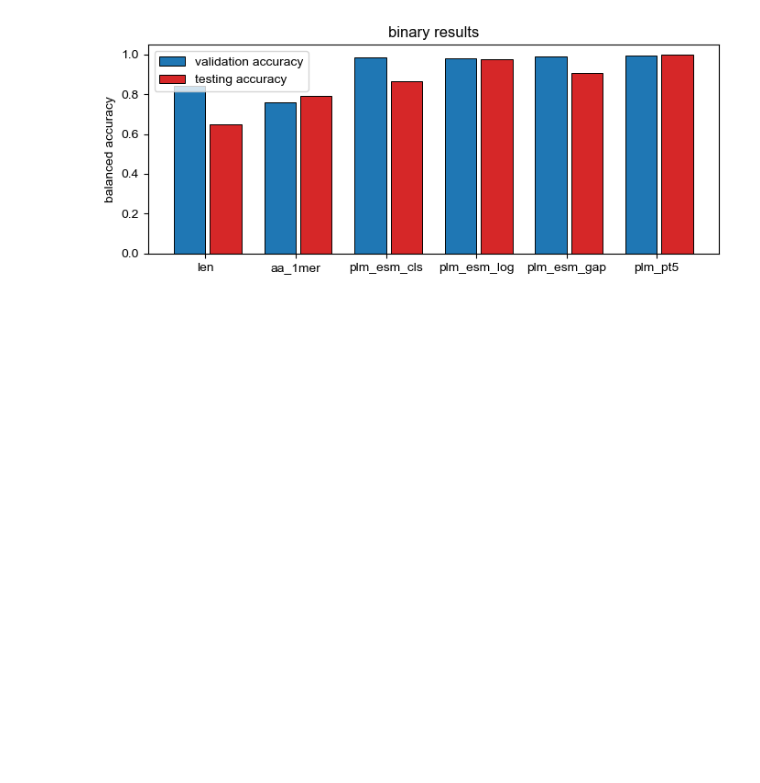
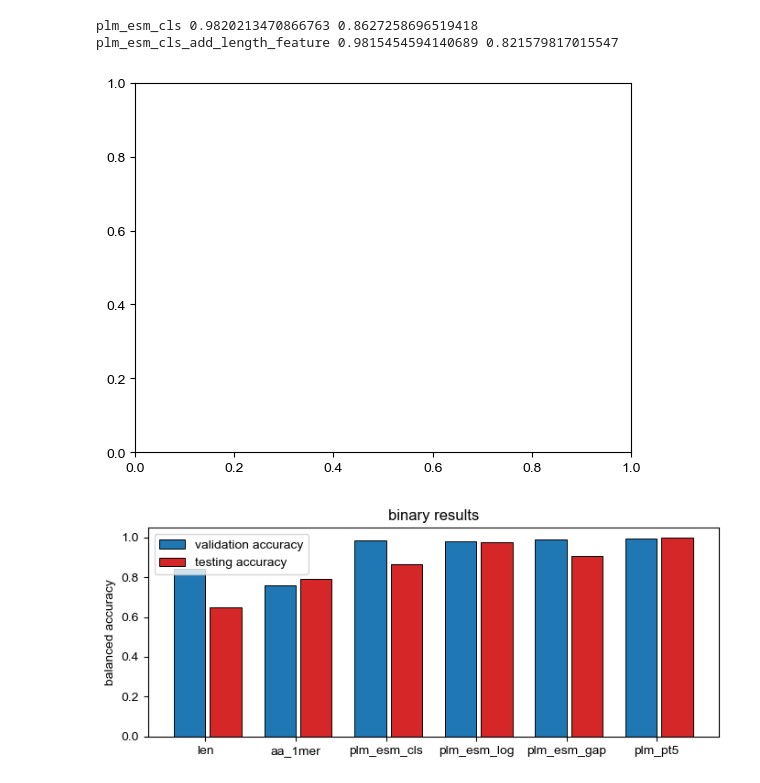
Before and after one commit to pipparichter/selenobot, a Jupyter notebook: notebooks/results-2c.ipynb, the cells around one changed output. Cells and saved outputs as stored; diff of their text form; code cells hidden in the pictures; blank space fills up the shorter version.

```diff
--- a/notebooks/results-2c.ipynb
+++ b/notebooks/results-2c.ipynb
@@ -26,14 +26,21 @@ val_results_df = pd.read_csv('../data/results/2c_val.predict.csv', index_col=0)
 # %%
 # Does re-adding a length token rescue the performance of the CLS-based classifier?
 
 fig, ax = plt.subplots()
 
 for feature_type in ['plm_esm_cls', 'plm_esm_cls_add_length_feature']:
     val_pred = val_results_df[f'model_2c_{feature_type}_prediction'].values
     val_labels = val_results_df.label.values
+    val_acc = balanced_accuracy_score(val_labels, val_pred)
 
-    val_pred = val_results_df[f'model_2c_{feature_type}_prediction'].values
-    val_labels = val_results_df.label.values
+    test_pred = test_results_df[f'model_2c_{feature_type}_prediction'].values
+    test_labels = test_results_df.label.values
+    test_acc = balanced_accuracy_score(test_labels, test_pred)
+    print(feature_type, val_acc, test_acc)
+# %% [output]
+plm_esm_cls 0.9820213470866763 0.8627258696519418
+plm_esm_cls_add_length_feature 0.9815454594140689 0.821579817015547
+[figure, added]
 # %%
 fig, ax = plt.subplots(figsize=(7, 3))
 
```
Also changed, not shown: 4 other files.
